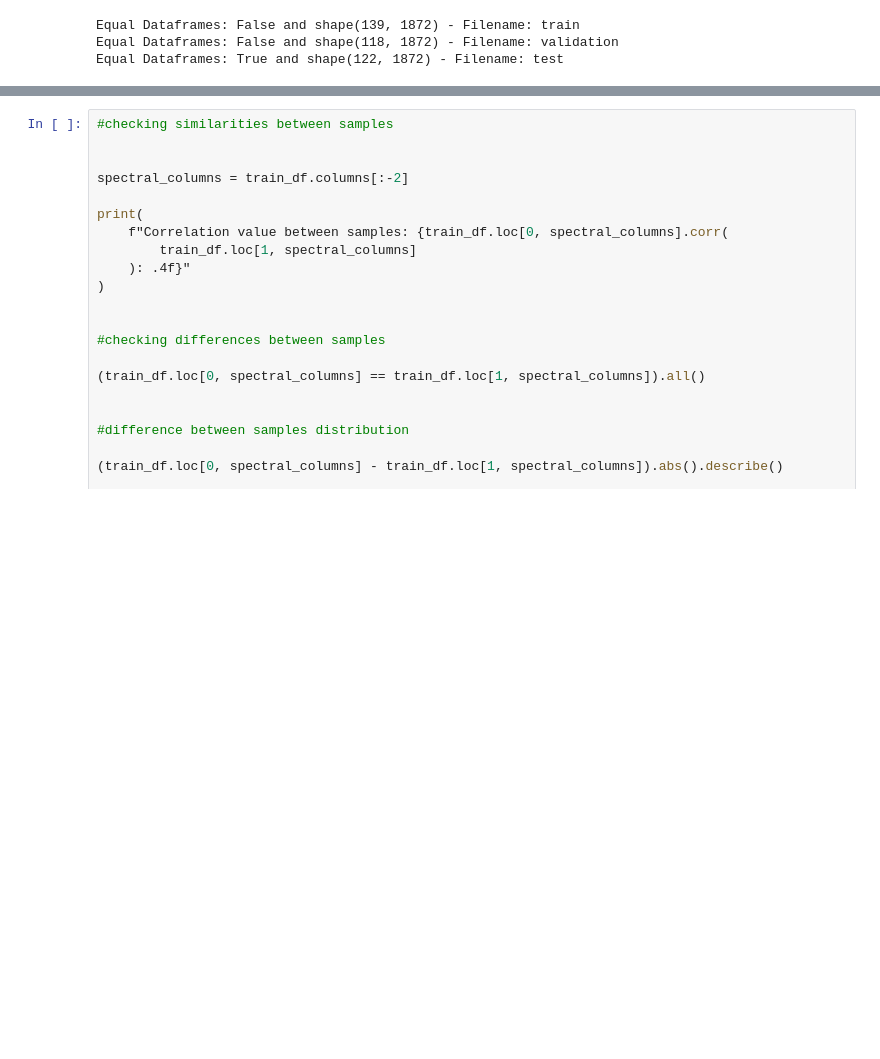
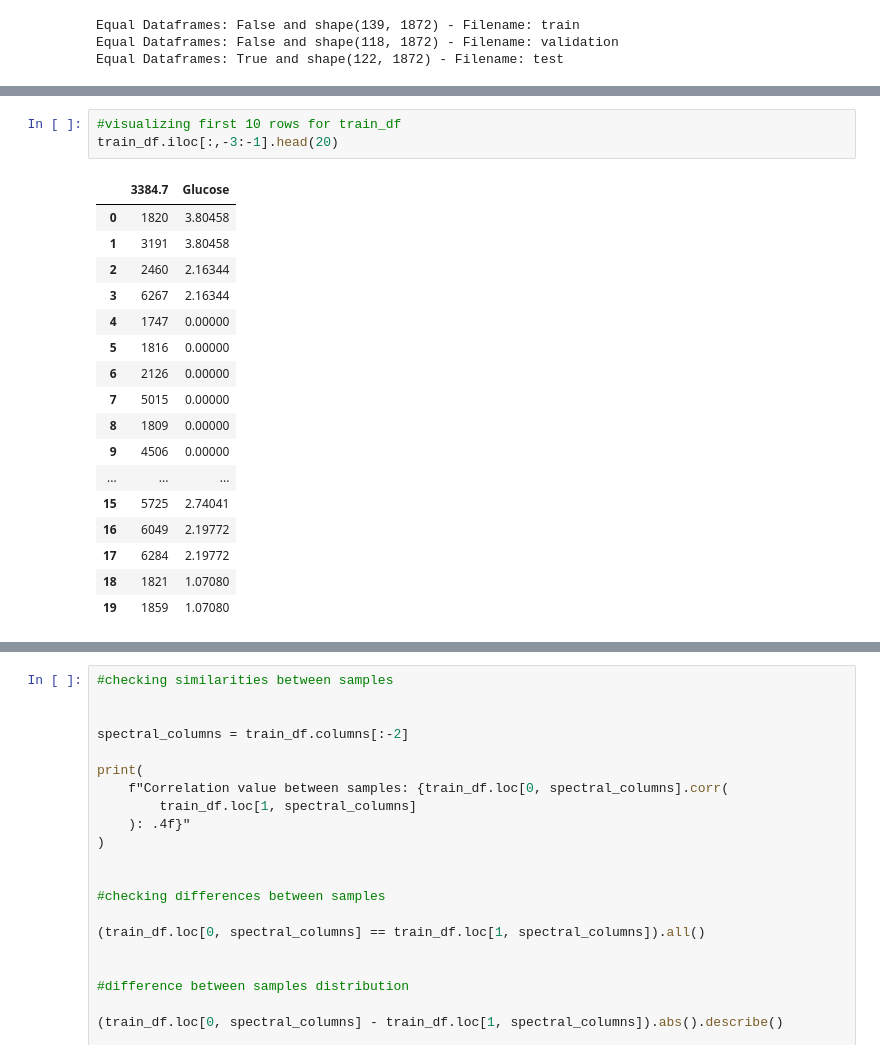
Before and after one commit to DanielU1603/Soft-Biosensor, a Jupyter notebook: Exploratory Analysis/ecoli_fermentation.ipynb, the cells around one changed output, grey strips where cells are left out. Cells and saved outputs as stored; diff of their text form; blank space fills up the shorter version.

```diff
--- a/Exploratory Analysis/ecoli_fermentation.ipynb
+++ b/Exploratory Analysis/ecoli_fermentation.ipynb
@@ -138,0 +194,21 @@ Equal Dataframes: True and shape(122, 1872) - Filename: test
+# %%
+#visualizing first 10 rows for train_df
+train_df.iloc[:,-3:-1].head(20)
+# %% [output]
+|  | 3384.7 | Glucose |
+| 0 | 1820 | 3.80458 |
+| 1 | 3191 | 3.80458 |
+| 2 | 2460 | 2.16344 |
+| 3 | 6267 | 2.16344 |
+| 4 | 1747 | 0.00000 |
+| 5 | 1816 | 0.00000 |
+| 6 | 2126 | 0.00000 |
+| 7 | 5015 | 0.00000 |
+| 8 | 1809 | 0.00000 |
+| 9 | 4506 | 0.00000 |
+| ... | ... | ... |
+| 15 | 5725 | 2.74041 |
+| 16 | 6049 | 2.19772 |
+| 17 | 6284 | 2.19772 |
+| 18 | 1821 | 1.07080 |
+| 19 | 1859 | 1.07080 |
```
Also changed, not shown: parts of 6 cells of this notebook.
